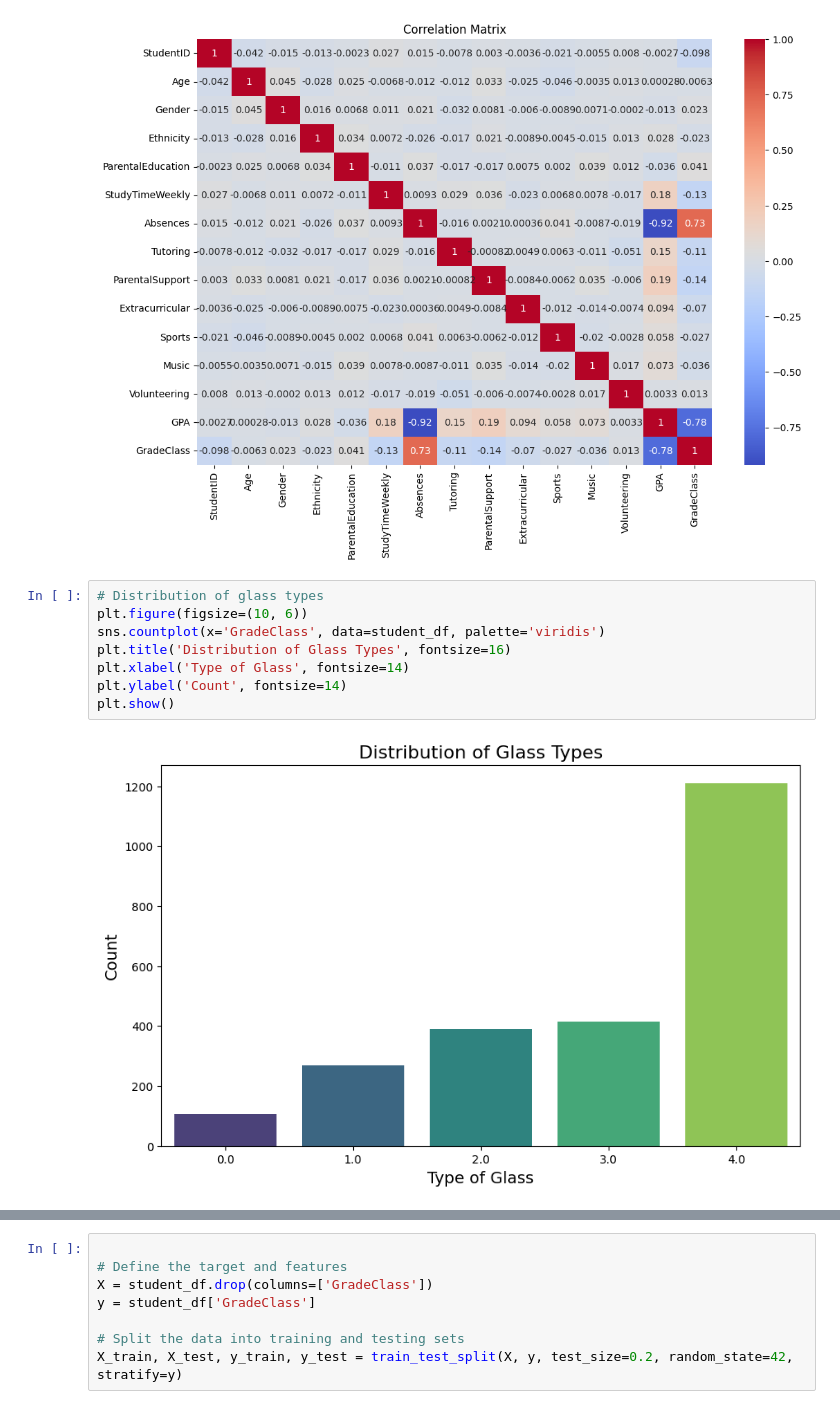
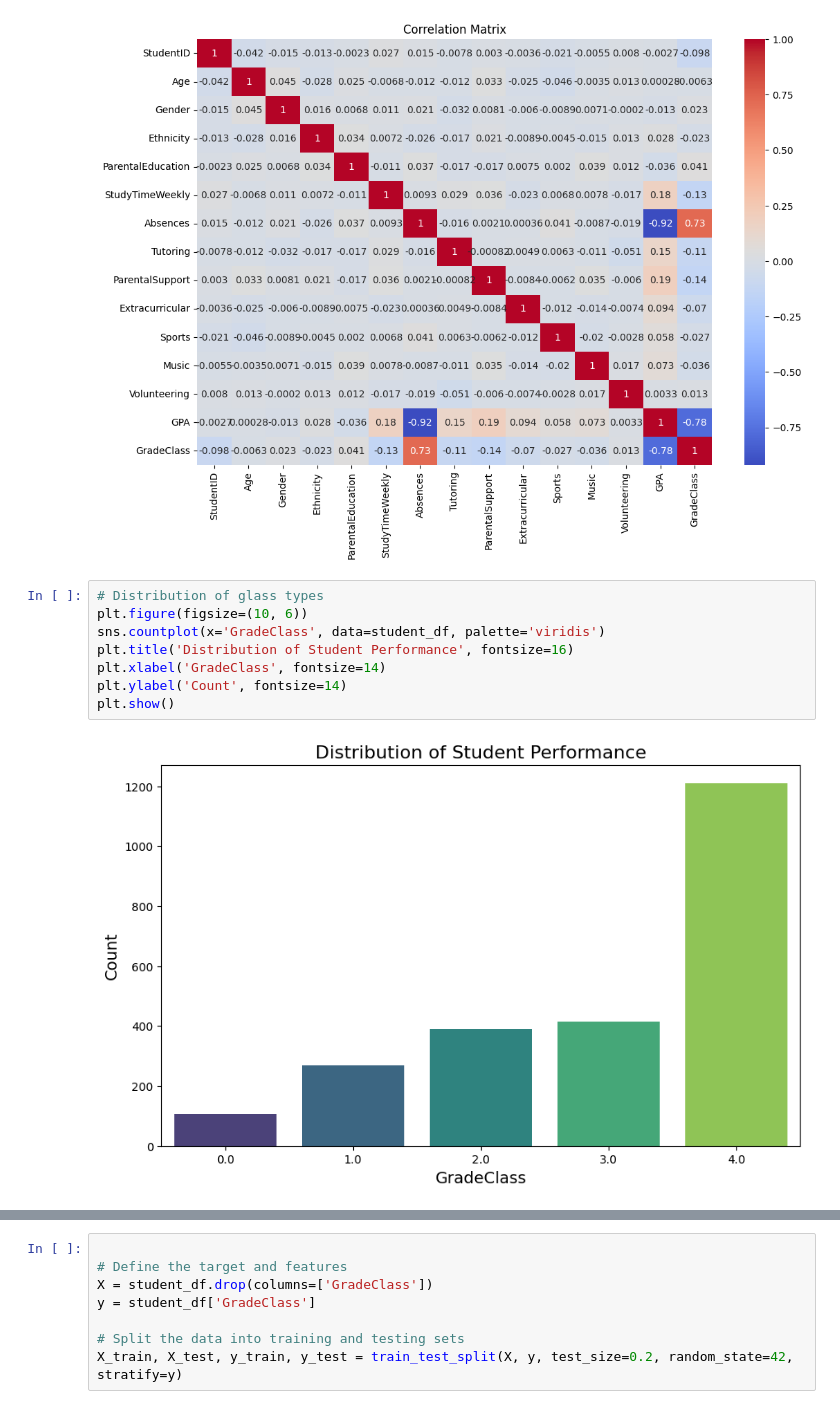
Before and after one commit to aryan04756/XAI_Models, a Jupyter notebook: XAI_Models/multiclass/student_performance/Decision Tree/Decision Tree.ipynb, the cells around one changed output, grey strips where cells are left out. Saved outputs shown, nothing was run; the diff lists cells and outputs as text.

```diff
--- a/XAI_Models/multiclass/student_performance/Decision Tree/Decision Tree.ipynb
+++ b/XAI_Models/multiclass/student_performance/Decision Tree/Decision Tree.ipynb
@@ -83,13 +83,13 @@ GradeClass             0.013156 -0.782835    1.000000
 # %%
 # Distribution of glass types
 plt.figure(figsize=(10, 6))
 sns.countplot(x='GradeClass', data=student_df, palette='viridis')
-plt.title('Distribution of Glass Types', fontsize=16)
-plt.xlabel('Type of Glass', fontsize=14)
+plt.title('Distribution of Student Performance', fontsize=16)
+plt.xlabel('GradeClass', fontsize=14)
 plt.ylabel('Count', fontsize=14)
 plt.show()
 # %% [output]
-[figure, old version]
+[figure, new version]
 # %%
 # Pairplot
 sns.pairplot(student_df, hue='GradeClass', palette='viridis', corner=True)
```
Also changed, not shown: parts of 3 cells of this notebook, 19 other files.
